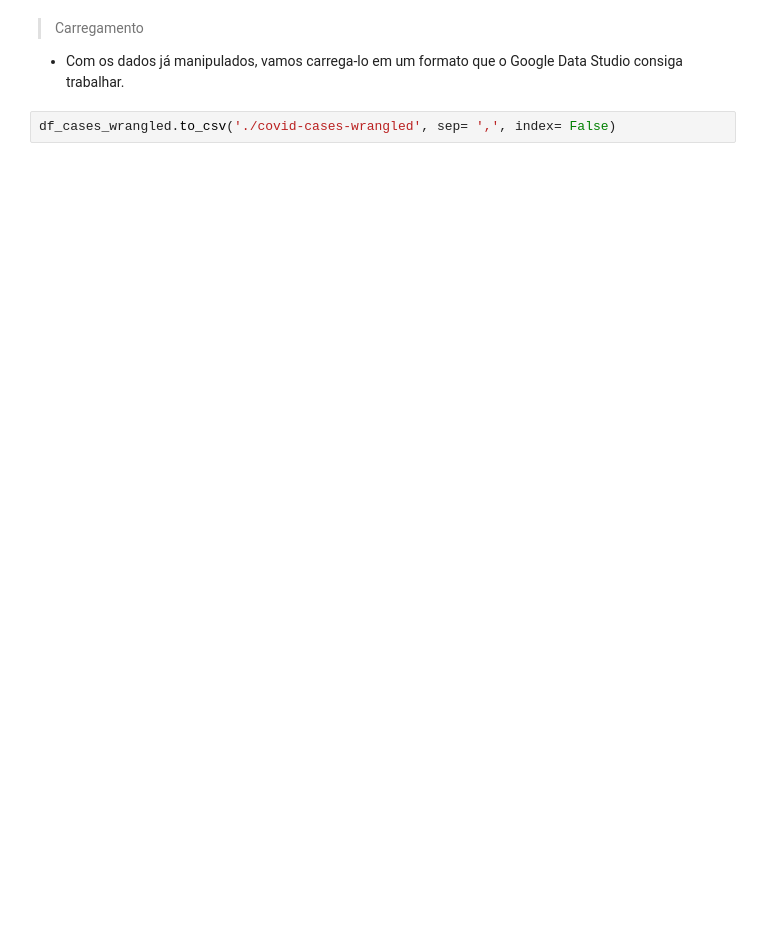
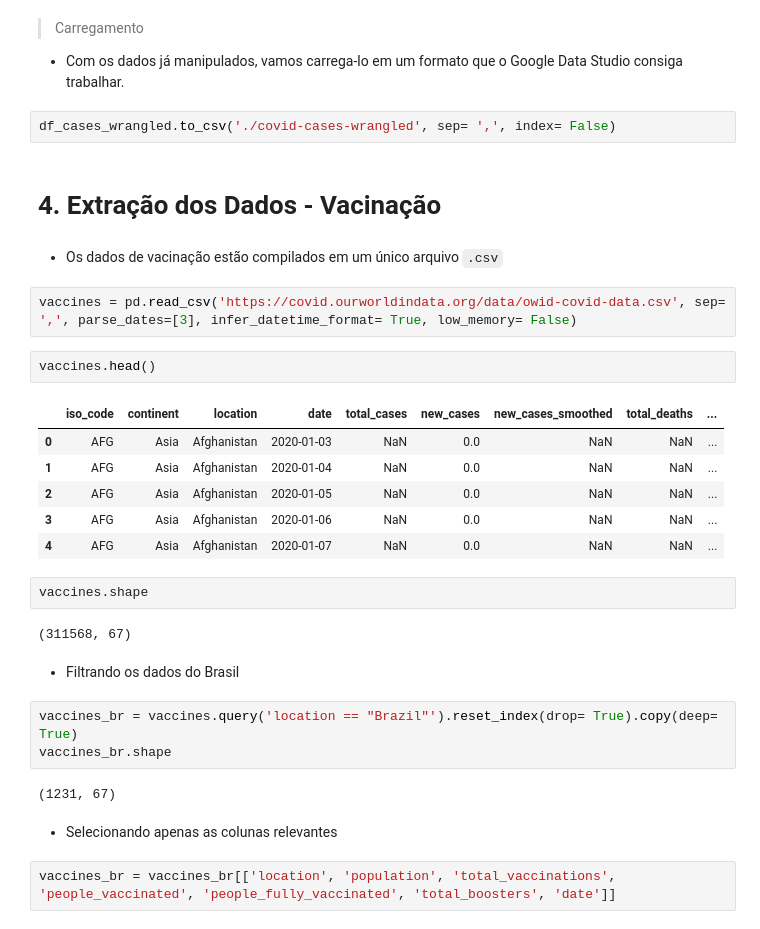
Before and after one commit to LeonardoLaino/covid-analysis-br, a Jupyter notebook: covid_analysis.ipynb, the cells around one changed output. Cells and saved outputs as stored; diff of their text form; blank space fills up the shorter version.

```diff
--- a/covid_analysis.ipynb
+++ b/covid_analysis.ipynb
@@ -334,3 +292,33 @@ memory usage: 1.8+ MB
 * Com os dados já manipulados, vamos carrega-lo em um formato que o Google Data Studio consiga trabalhar.
 # %%
 df_cases_wrangled.to_csv('./covid-cases-wrangled', sep= ',', index= False)
+# %% [markdown]
+# 4. Extração dos Dados - Vacinação
+# %% [markdown]
+* Os dados de vacinação estão compilados em um único arquivo `.csv`
+# %%
+vaccines = pd.read_csv('https://covid.ourworldindata.org/data/owid-covid-data.csv', sep= ',', parse_dates=[3], infer_datetime_format= True, low_memory= False)
+# %%
+vaccines.head()
+# %% [output]
+|  | iso_code | continent | location | date | total_cases | new_cases | new_cases_smoothed | total_deaths | ... |
+| 0 | AFG | Asia | Afghanistan | 2020-01-03 | NaN | 0.0 | NaN | NaN | ... |
+| 1 | AFG | Asia | Afghanistan | 2020-01-04 | NaN | 0.0 | NaN | NaN | ... |
+| 2 | AFG | Asia | Afghanistan | 2020-01-05 | NaN | 0.0 | NaN | NaN | ... |
+| 3 | AFG | Asia | Afghanistan | 2020-01-06 | NaN | 0.0 | NaN | NaN | ... |
+| 4 | AFG | Asia | Afghanistan | 2020-01-07 | NaN | 0.0 | NaN | NaN | ... |
+# %%
+vaccines.shape
+# %% [output]
+(311568, 67)
+# %% [markdown]
+* Filtrando os dados do Brasil
+# %%
+vaccines_br = vaccines.query('location == "Brazil"').reset_index(drop= True).copy(deep= True)
+vaccines_br.shape
+# %% [output]
+(1231, 67)
+# %% [markdown]
+* Selecionando apenas as colunas relevantes
+# %%
+vaccines_br = vaccines_br[['location', 'population', 'total_vaccinations', 'people_vaccinated', 'people_fully_vaccinated', 'total_boosters', 'date']]
```
Also changed, not shown: parts of 28 cells of this notebook, 2 other files.
